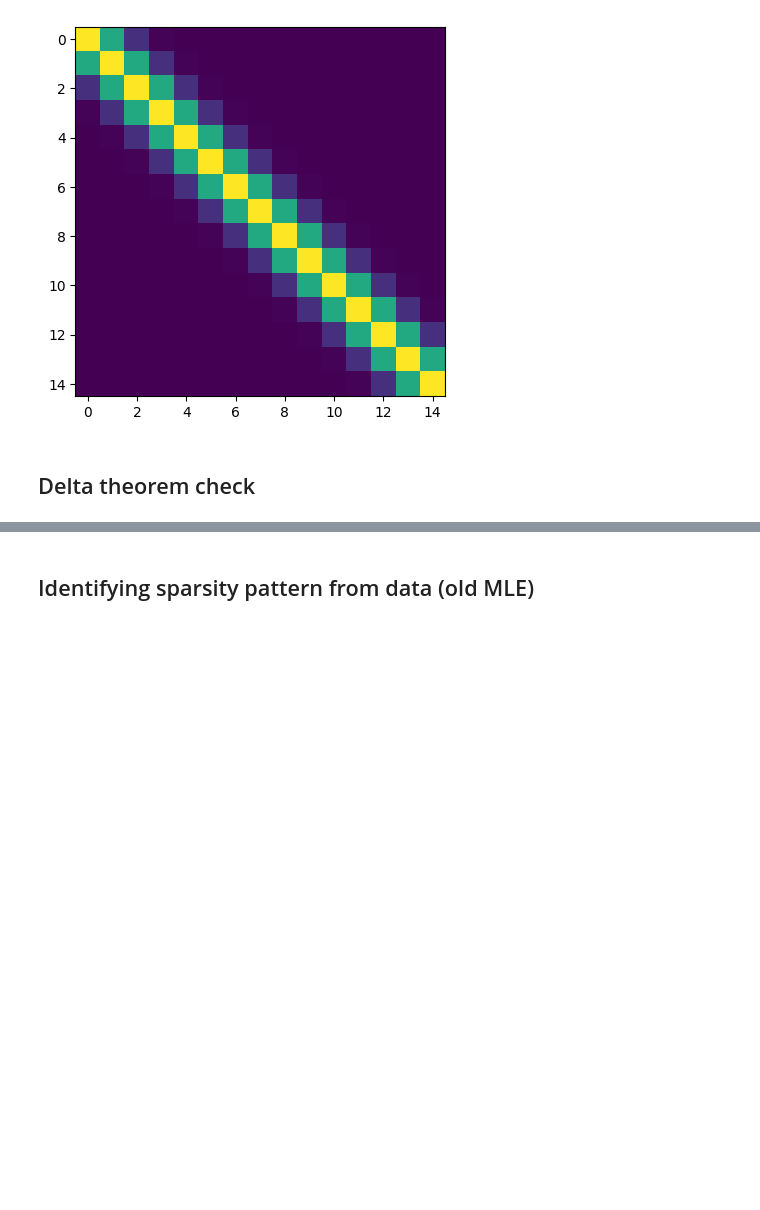
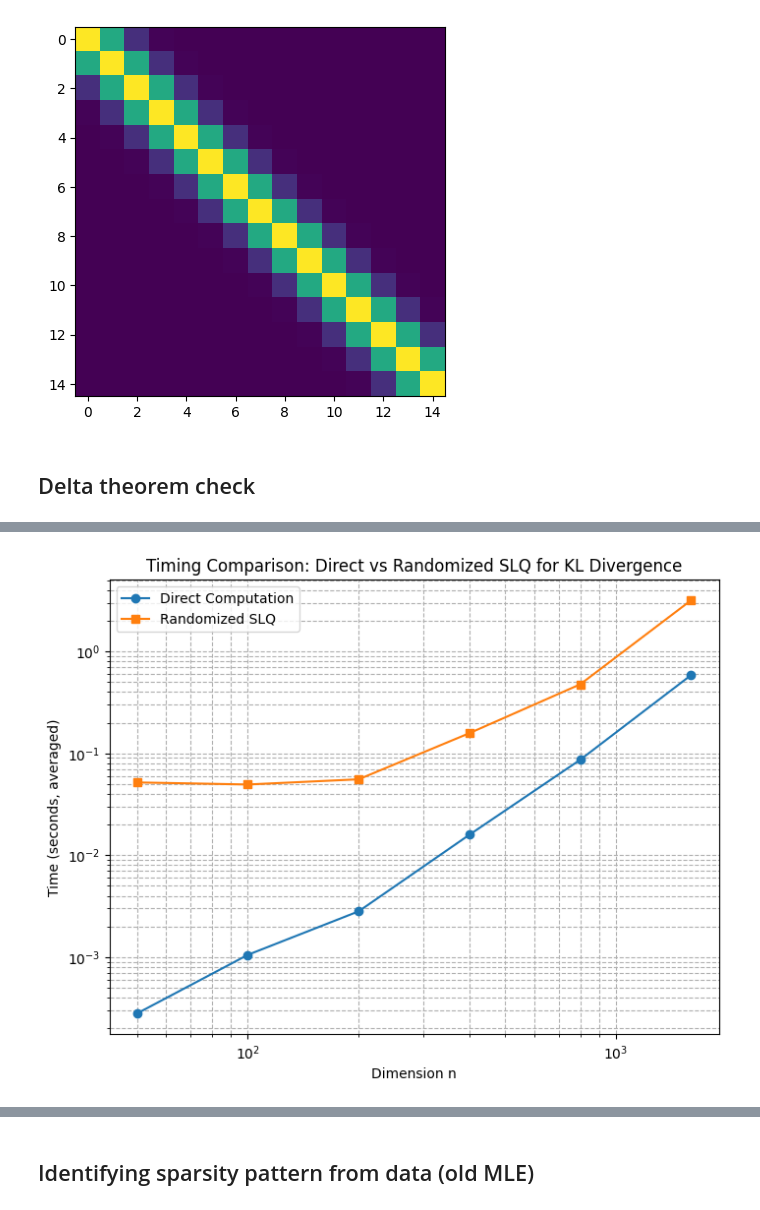
Before and after one commit to kingsleyyeon/PrecisionMatEst, a Jupyter notebook: PrecisionMatCholesky.ipynb, the cells around one changed output, grey strips where cells are left out. Saved outputs shown, nothing was run; the diff lists cells and outputs as text; code cells hidden in the pictures; blank space fills up the shorter version.

```diff
--- a/PrecisionMatCholesky.ipynb
+++ b/PrecisionMatCholesky.ipynb
@@ -410,0 +1146,13 @@ Predicted asymptotic variances (diagonals): [0.31606028 0.76412835 0.9867958  0.
+# %%
+# Create a log-log plot for the timing results
+plt.figure(figsize=(8, 6))
+plt.loglog(dimensions[:-2], direct_times, marker='o', label='Direct Computation')
+plt.loglog(dimensions[:-2], random_times, marker='s', label='Randomized SLQ')
+plt.xlabel("Dimension n")
+plt.ylabel("Time (seconds, averaged)")
+plt.title("Timing Comparison: Direct vs Randomized SLQ for KL Divergence")
+plt.legend()
+plt.grid(True, which="both", ls="--")
+plt.show()
+# %% [output]
+[figure, added]
```
Also changed, not shown: parts of 10 cells of this notebook.
